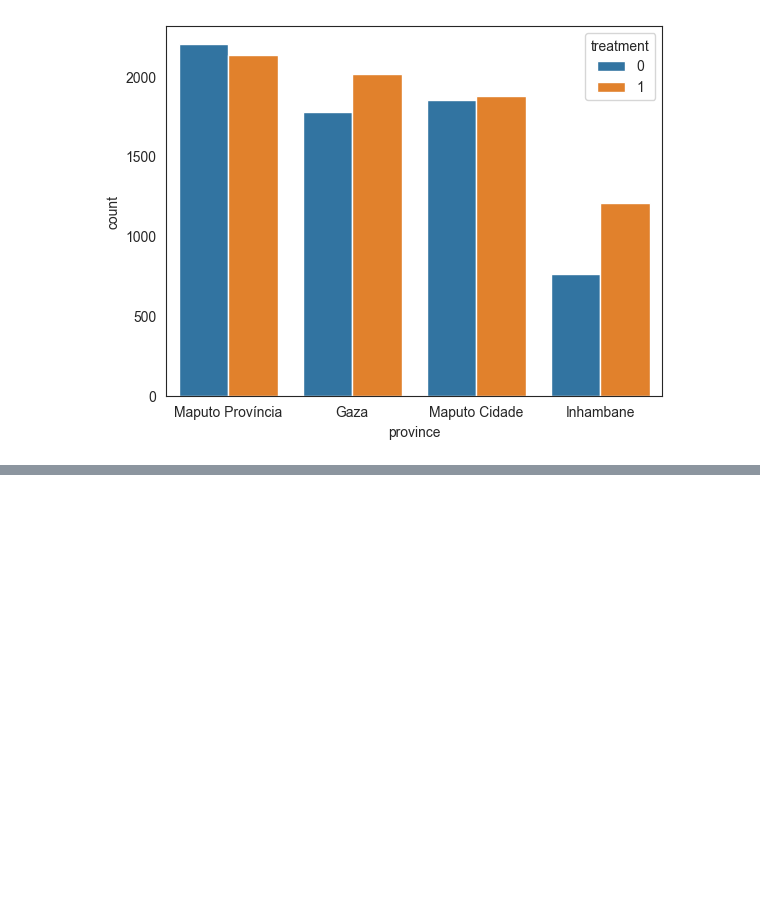
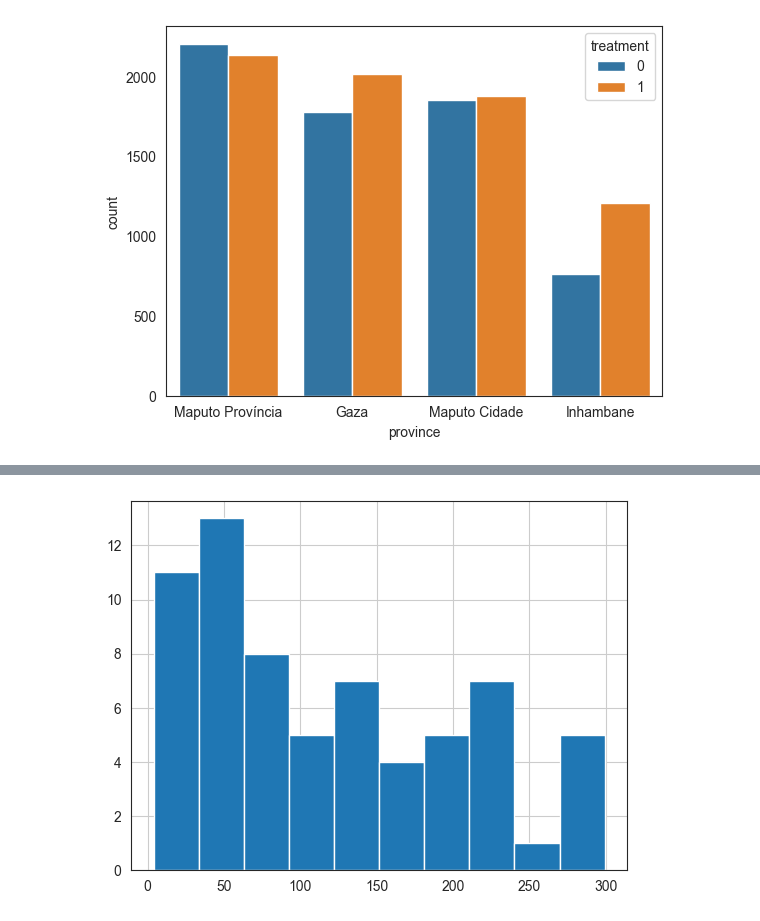
Before and after one commit to health-lse/anc_hiv_scheduling, a Jupyter notebook: notebooks/test.ipynb, the cells around one changed output, grey strips where cells are left out. Drawn from its saved outputs; the diff is of its cells as text; code cells hidden in the pictures; blank space fills up the shorter version.

```diff
--- a/notebooks/test.ipynb
+++ b/notebooks/test.ipynb
@@ -23,7 +23,7 @@ cleaned_files_path = f"{ROOT}/anc/csv_cleaned"
 CLEANED_DATA_PATH = f"{ROOT}/cleaned_data"
 AUX = f"{ROOT}/aux"
 
-anc_path = f"{CLEANED_DATA_PATH}/anc_cpn_endline_v20230611.csv"
+anc_path = f"{CLEANED_DATA_PATH}/anc_cpn_endline_v20230704.csv"
 anc = pd.read_csv(anc_path)
 
 img = "graphs"
@@ -250,0 +268,13 @@ plt.show()
+# %%
+anc["maputo"] = 0
+q_maputo = anc.eval("facility_name.isin(['Maputo Cidade', 'Maputo Província'])")
+anc.loc[q_maputo, "maputo"] = 1
+# %%
+anc["maputo"] = 0
+q_maputo = anc.eval("facility_name.isin(['Maputo Cidade', 'Maputo Província'])")
+anc.loc[q_maputo, "maputo"] = 1
+# %%
+anc.groupby("facility_cod")["pat_nurses"].first().hist()
+plt.show()
+# %% [output]
+[figure, added]
```
Also changed, not shown: parts of 9 cells of this notebook, 8 other files.
